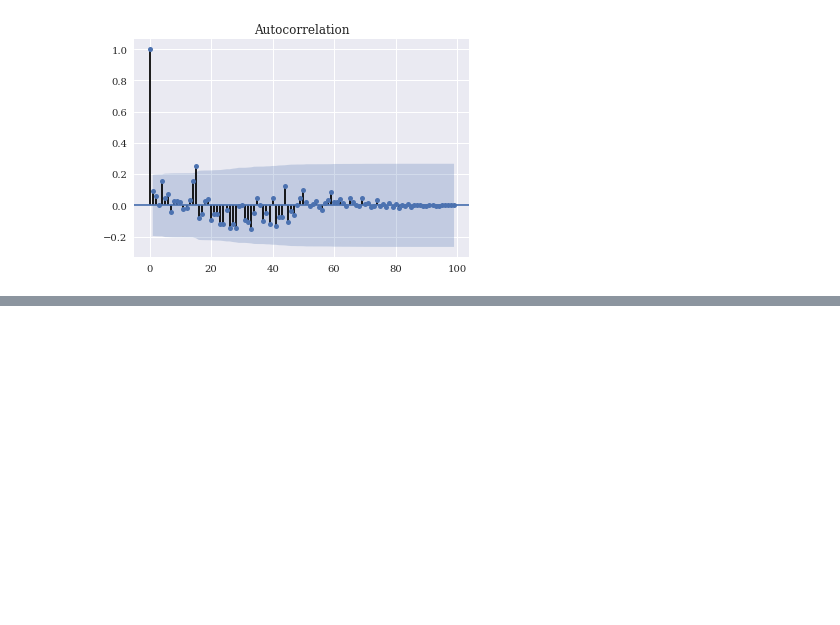
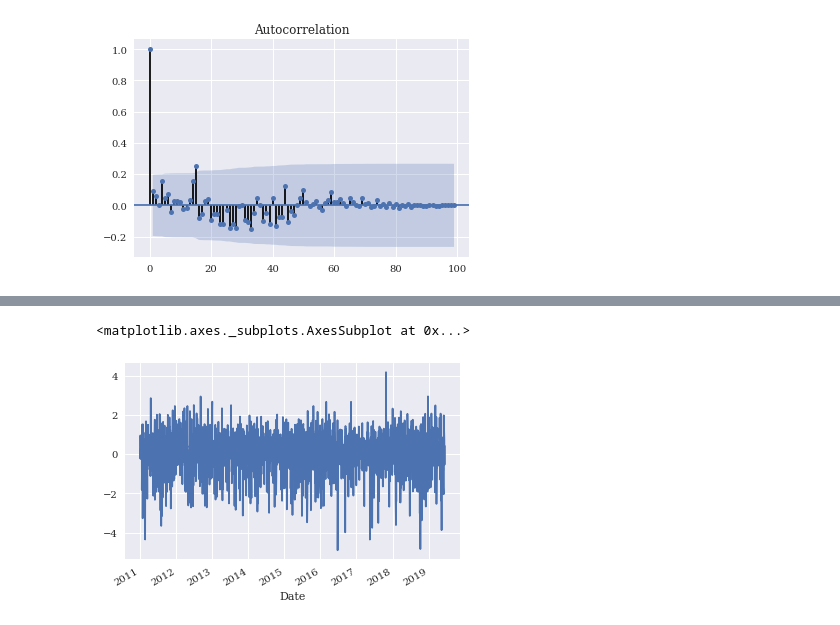
Before and after one commit to MartinBA741/Applied-Corporate-Finance, a Jupyter notebook: Yahoo Finance.ipynb, the cells around one changed output, grey strips where cells are left out. Drawn from its saved outputs; the diff is of its cells as text; code cells hidden in the pictures; blank space fills up the shorter version.

```diff
--- a/Yahoo Finance.ipynb
+++ b/Yahoo Finance.ipynb
@@ -320,0 +362,8 @@ NameError: name 'arch_model' is not defined
+# %%
+#Compute standardized residuals as residuals/cond.vol
+
+std_resid = res.resid / res.conditional_volatility
+std_resid.plot()
+# %% [output]
+<matplotlib.axes._subplots.AxesSubplot at 0x...>
+[figure, added]
```
Also changed, not shown: parts of 30 cells of this notebook.
